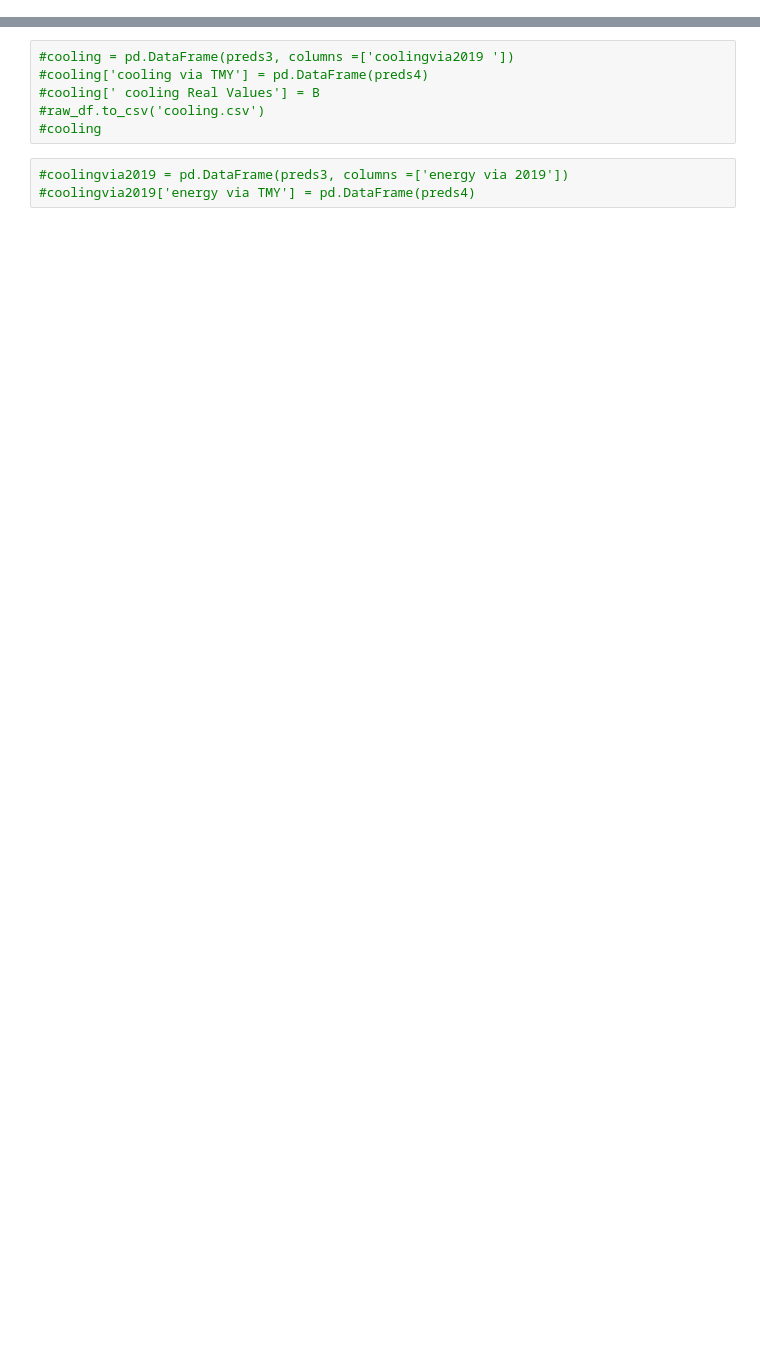
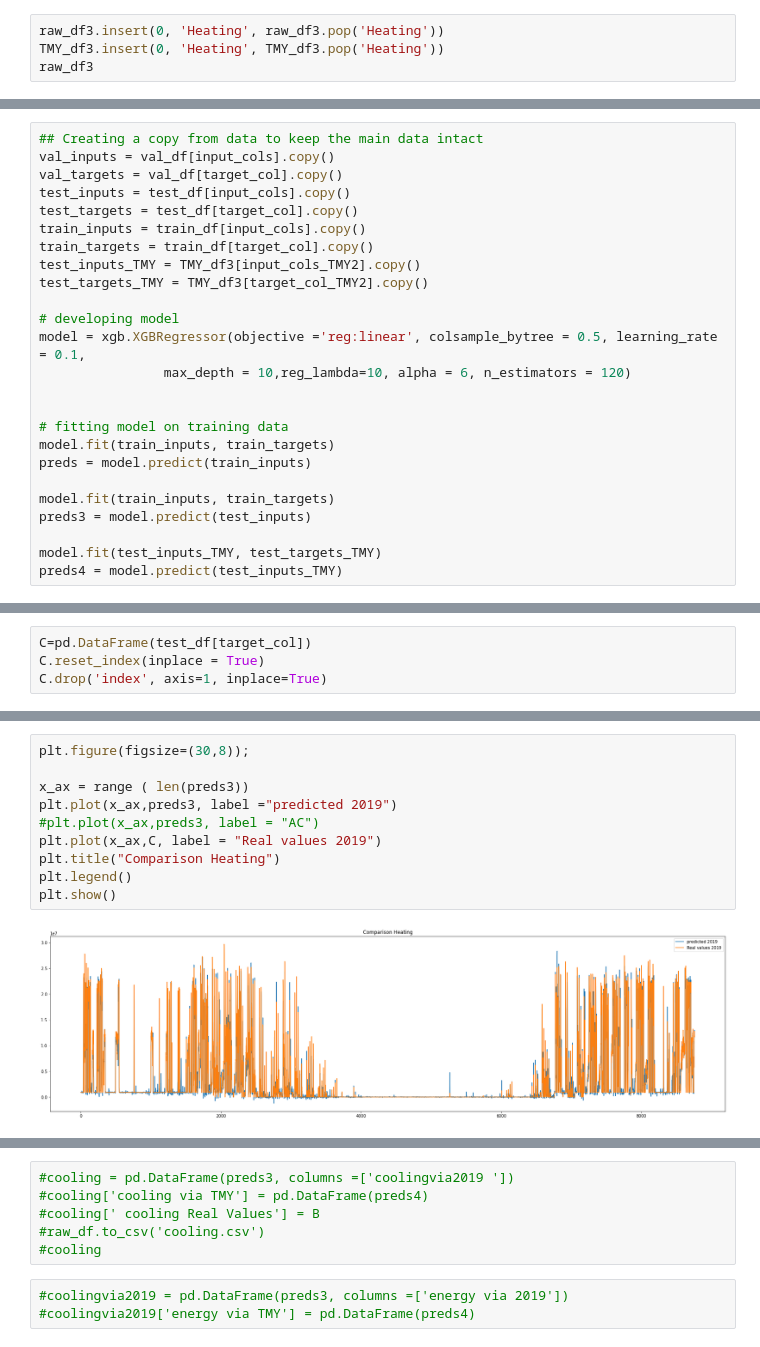
Before and after one commit to sajad95/Heat, a Jupyter notebook: FastCodeImpactofweatherXGB.ipynb, the cells around one changed output, grey strips where cells are left out. Saved outputs shown, nothing was run; the diff lists cells and outputs as text; blank space fills up the shorter version.

```diff
--- a/FastCodeImpactofweatherXGB.ipynb
+++ b/FastCodeImpactofweatherXGB.ipynb
@@ -64,0 +110,4 @@ Goal is to find the best ways for predicting energy demand in 2019 and compare i
+# %%
+raw_df3.insert(0, 'Heating', raw_df3.pop('Heating'))
+TMY_df3.insert(0, 'Heating', TMY_df3.pop('Heating'))
+raw_df3
@@ -64,0 +164,25 @@ Goal is to find the best ways for predicting energy demand in 2019 and compare i
+# %%
+## Creating a copy from data to keep the main data intact
+val_inputs = val_df[input_cols].copy()
+val_targets = val_df[target_col].copy()
+test_inputs = test_df[input_cols].copy()
+test_targets = test_df[target_col].copy()
+train_inputs = train_df[input_cols].copy()
+train_targets = train_df[target_col].copy()
+test_inputs_TMY = TMY_df3[input_cols_TMY2].copy()
+test_targets_TMY = TMY_df3[target_col_TMY2].copy()
+
+# developing model
+model = xgb.XGBRegressor(objective ='reg:linear', colsample_bytree = 0.5, learning_rate = 0.1,
+                max_depth = 10,reg_lambda=10, alpha = 6, n_estimators = 120)
+
+
+# fitting model on training data
+model.fit(train_inputs, train_targets)
+preds = model.predict(train_inputs)
+
+model.fit(train_inputs, train_targets)
+preds3 = model.predict(test_inputs)
+
+model.fit(test_inputs_TMY, test_targets_TMY)
+preds4 = model.predict(test_inputs_TMY)
@@ -64,0 +197,4 @@ Goal is to find the best ways for predicting energy demand in 2019 and compare i
+# %%
+C=pd.DataFrame(test_df[target_col])
+C.reset_index(inplace = True)
+C.drop('index', axis=1, inplace=True)
@@ -64,0 +228,12 @@ Goal is to find the best ways for predicting energy demand in 2019 and compare i
+# %%
+plt.figure(figsize=(30,8));
+
+x_ax = range ( len(preds3))
+plt.plot(x_ax,preds3, label ="predicted 2019")
+#plt.plot(x_ax,preds3, label = "AC")
+plt.plot(x_ax,C, label = "Real values 2019")
+plt.title("Comparison Heating")
+plt.legend()
+plt.show()
+# %% [output]
+[figure, added]
```
Also changed, not shown: parts of 54 cells of this notebook.
